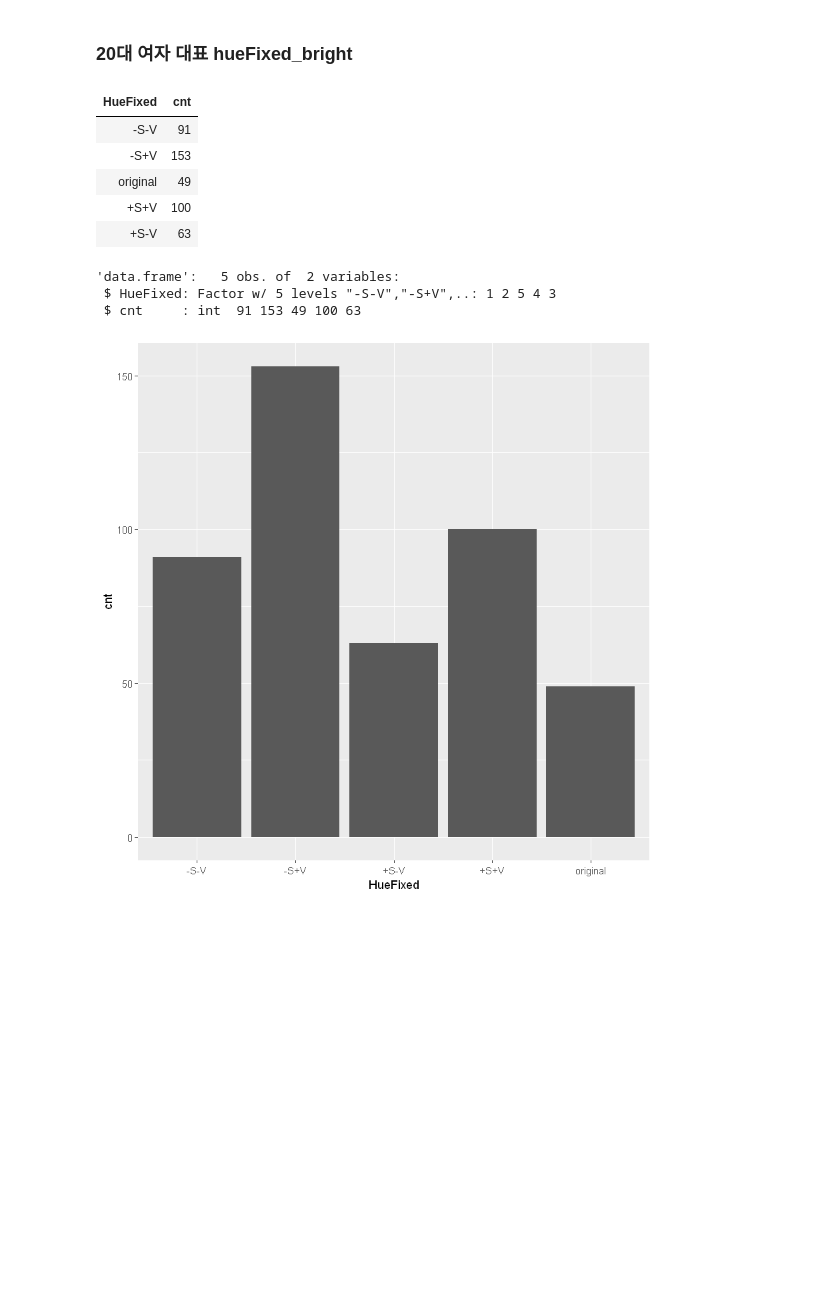
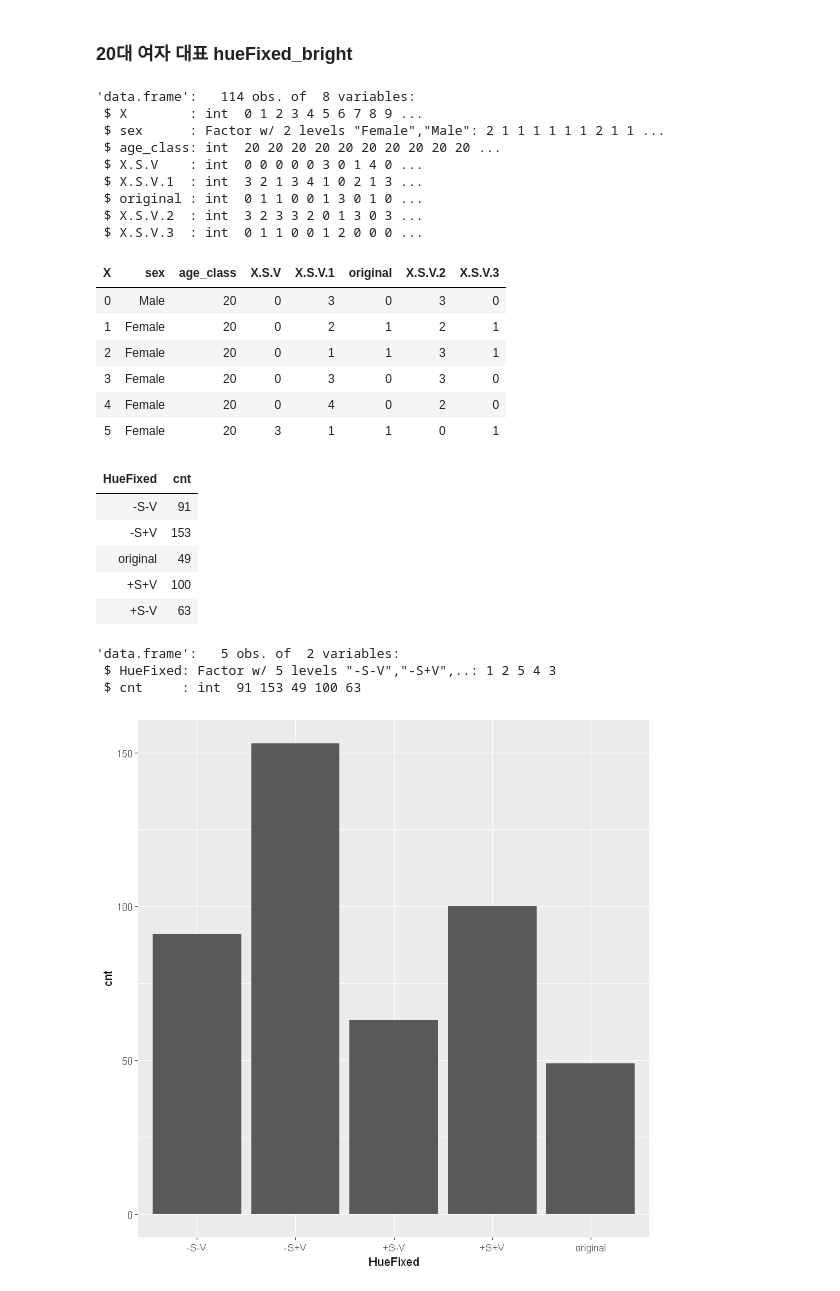
Before and after one commit to slmteruto/CAI, a Jupyter notebook: cys/Analysis_usingR/CAI_ServeyResult.ipynb, the cells around one changed output. Cells and saved outputs as stored; diff of their text form; code cells hidden in the pictures; blank space fills up the shorter version.

```diff
--- a/cys/Analysis_usingR/CAI_ServeyResult.ipynb
+++ b/cys/Analysis_usingR/CAI_ServeyResult.ipynb
@@ -67,38 +72,54 @@ ggplot(Total_region, aes(x=region, y=cnt)) + geom_col()
 # %%
 ## 데이터 불러오기
 hueFixed <- read.csv("C:/Users/cho ye seul/Documents/예슬/Acorn/FinalProject/Statistical Analysis/hueFixed_bright.csv")
-# str(hueFixed)
-# head(hueFixed)
+str(hueFixed)
+head(hueFixed)
 
 ## 선택 결과 알아보기
 # -S-V
 sv_sum <- with(hueFixed, sum(X.S.V[sex=="Female" & age_class=="20"]))
 # -S+V
 sV_sum <- with(hueFixed, sum(X.S.V.1[sex=="Female" & age_class=="20"]))
 # original
 original_sum <- with(hueFixed, sum(original[sex=="Female" & age_class=="20"]))
 # +S+V
 SV_sum <- with(hueFixed, sum(X.S.V.2[sex=="Female" & age_class=="20"]))
 # +S-V
 Sv_sum <- with(hueFixed, sum(X.S.V.3[sex=="Female" & age_class=="20"]))
 
 ## 데이터 프레임 생성
 cnt <- c(sv_sum, sV_sum, original_sum, SV_sum, Sv_sum)
 HueFixed <- c("-S-V", "-S+V", "original", "+S+V", "+S-V")
 hueFixed_bright <- data.frame(HueFixed, cnt)
 
 hueFixed_bright
 str(hueFixed_bright)
 # %% [output]
+'data.frame':   114 obs. of  8 variables:
+ $ X        : int  0 1 2 3 4 5 6 7 8 9 ...
+ $ sex      : Factor w/ 2 levels "Female","Male": 2 1 1 1 1 1 1 2 1 1 ...
+ $ age_class: int  20 20 20 20 20 20 20 20 20 20 ...
+ $ X.S.V    : int  0 0 0 0 0 3 0 1 4 0 ...
+ $ X.S.V.1  : int  3 2 1 3 4 1 0 2 1 3 ...
+ $ original : int  0 1 1 0 0 1 3 0 1 0 ...
+ $ X.S.V.2  : int  3 2 3 3 2 0 1 3 0 3 ...
+ $ X.S.V.3  : int  0 1 1 0 0 1 2 0 0 0 ...
-| HueFixed | cnt |
-| -S-V | 91 |
-| -S+V | 153 |
-| original | 49 |
-| +S+V | 100 |
-| +S-V | 63 |
+| X | sex | age_class | X.S.V | X.S.V.1 | original | X.S.V.2 | X.S.V.3 |
+| 0 | Male | 20 | 0 | 3 | 0 | 3 | 0 |
+| 1 | Female | 20 | 0 | 2 | 1 | 2 | 1 |
+| 2 | Female | 20 | 0 | 1 | 1 | 3 | 1 |
+| 3 | Female | 20 | 0 | 3 | 0 | 3 | 0 |
+| 4 | Female | 20 | 0 | 4 | 0 | 2 | 0 |
+| 5 | Female | 20 | 3 | 1 | 1 | 0 | 1 |
-'data.frame':   5 obs. of  2 variables:
- $ HueFixed: Factor w/ 5 levels "-S-V","-S+V",..: 1 2 5 4 3
- $ cnt     : int  91 153 49 100 63
+| HueFixed | cnt |
+| -S-V | 91 |
+| -S+V | 153 |
+| original | 49 |
+| +S+V | 100 |
+| +S-V | 63 |
+'data.frame':   5 obs. of  2 variables:
+ $ HueFixed: Factor w/ 5 levels "-S-V","-S+V",..: 1 2 5 4 3
+ $ cnt     : int  91 153 49 100 63
 # %%
 ## 시각화
 library(ggplot2)
```
Also changed, not shown: parts of 5 cells of this notebook.
